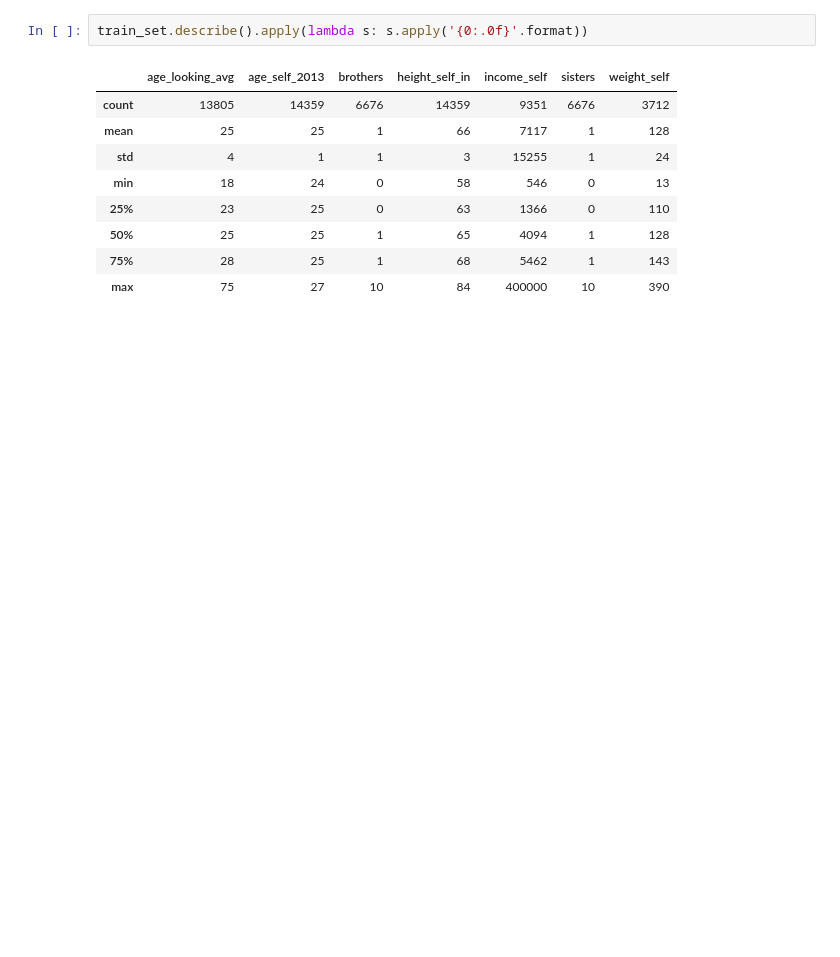
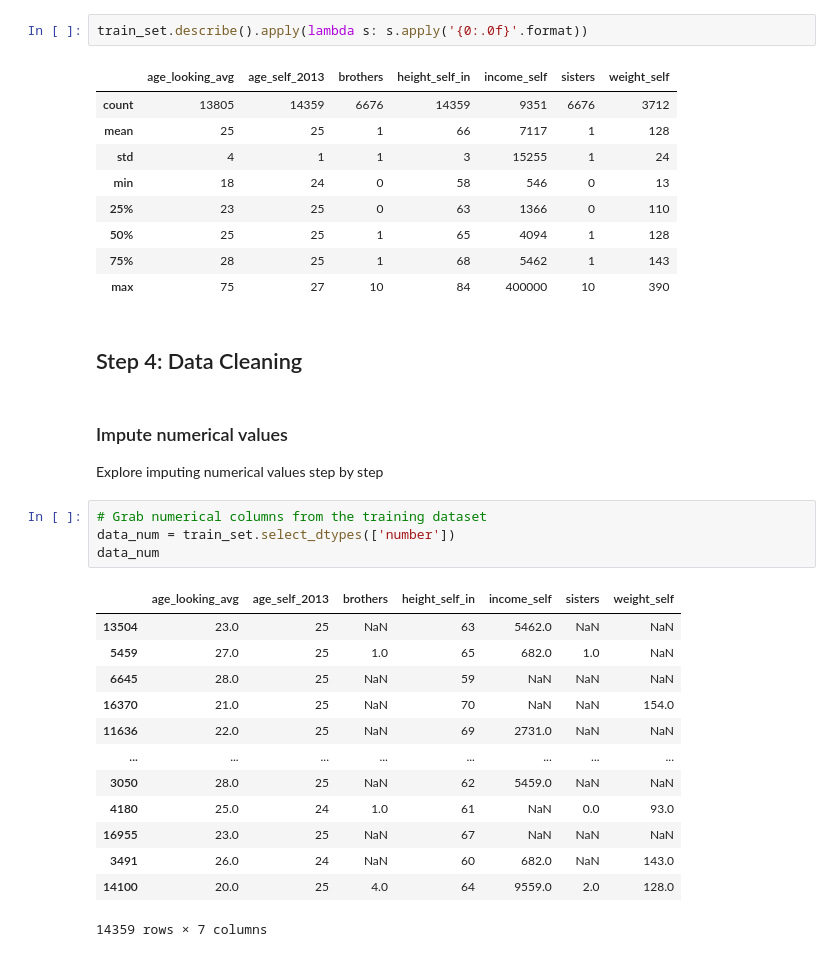
Before and after one commit to koffeeya/data71200, a Jupyter notebook: Project01.ipynb, the cells around one changed output. Drawn from its saved outputs; the diff is of its cells as text; blank space fills up the shorter version.

```diff
--- a/Project01.ipynb
+++ b/Project01.ipynb
@@ -60,3 +68,27 @@ train_set.describe().apply(lambda s: s.apply('{0:.0f}'.format))
 | 50% | 25 | 25 | 1 | 65 | 4094 | 1 | 128 |
 | 75% | 28 | 25 | 1 | 68 | 5462 | 1 | 143 |
 | max | 75 | 27 | 10 | 84 | 400000 | 10 | 390 |
+# %% [markdown]
+## Step 4: Data Cleaning
+# %% [markdown]
+### Impute numerical values
+
+Explore imputing numerical values step by step
+# %%
+# Grab numerical columns from the training dataset
+data_num = train_set.select_dtypes(['number'])
+data_num
+# %% [output]
+|  | age_looking_avg | age_self_2013 | brothers | height_self_in | income_self | sisters | weight_self |
+| 13504 | 23.0 | 25 | NaN | 63 | 5462.0 | NaN | NaN |
+| 5459 | 27.0 | 25 | 1.0 | 65 | 682.0 | 1.0 | NaN |
+| 6645 | 28.0 | 25 | NaN | 59 | NaN | NaN | NaN |
+| 16370 | 21.0 | 25 | NaN | 70 | NaN | NaN | 154.0 |
+| 11636 | 22.0 | 25 | NaN | 69 | 2731.0 | NaN | NaN |
+| ... | ... | ... | ... | ... | ... | ... | ... |
+| 3050 | 28.0 | 25 | NaN | 62 | 5459.0 | NaN | NaN |
+| 4180 | 25.0 | 24 | 1.0 | 61 | NaN | 0.0 | 93.0 |
+| 16955 | 23.0 | 25 | NaN | 67 | NaN | NaN | NaN |
+| 3491 | 26.0 | 24 | NaN | 60 | 682.0 | NaN | 143.0 |
+| 14100 | 20.0 | 25 | 4.0 | 64 | 9559.0 | 2.0 | 128.0 |
+14359 rows × 7 columns
```
Also changed, not shown: parts of 22 cells of this notebook, 1 other file.
